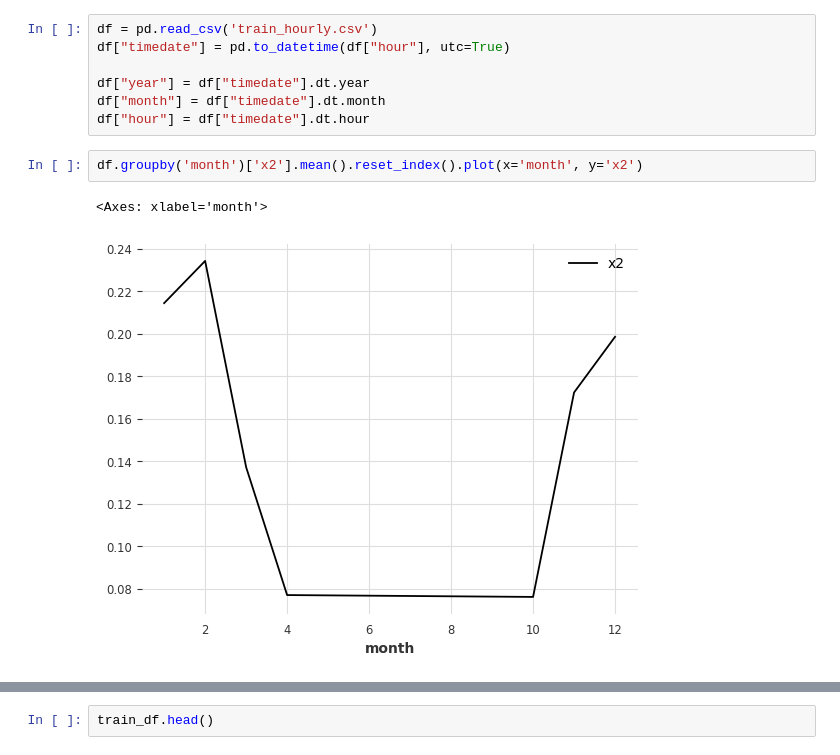
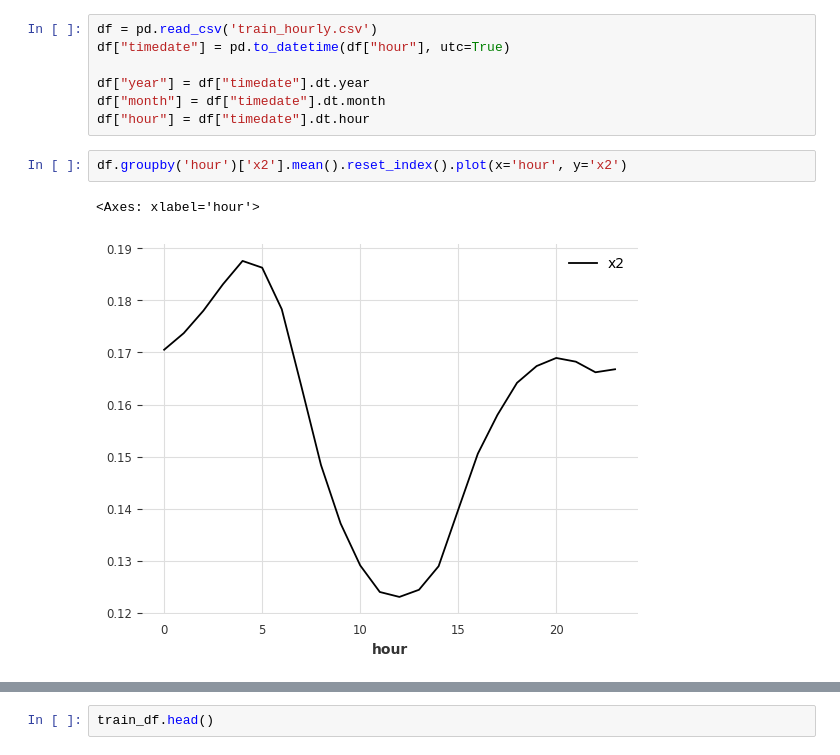
Before and after one commit to rybijakKarpiowy/ensemble-2026, a Jupyter notebook: task3/aaa.ipynb, the cells around one changed output, grey strips where cells are left out. Cells and saved outputs as stored; diff of their text form.

```diff
--- a/task3/aaa.ipynb
+++ b/task3/aaa.ipynb
@@ -78,7 +78,7 @@ df["year"] = df["timedate"].dt.year
 df["month"] = df["timedate"].dt.month
 df["hour"] = df["timedate"].dt.hour
 # %%
-df.groupby('month')['x2'].mean().reset_index().plot(x='month', y='x2')
+df.groupby('hour')['x2'].mean().reset_index().plot(x='hour', y='x2')
 # %% [output]
-<Axes: xlabel='month'>
+<Axes: xlabel='hour'>
-[figure, old version]
+[figure, new version]
```
Also changed, not shown: parts of 8 cells of this notebook, 2 other files.
